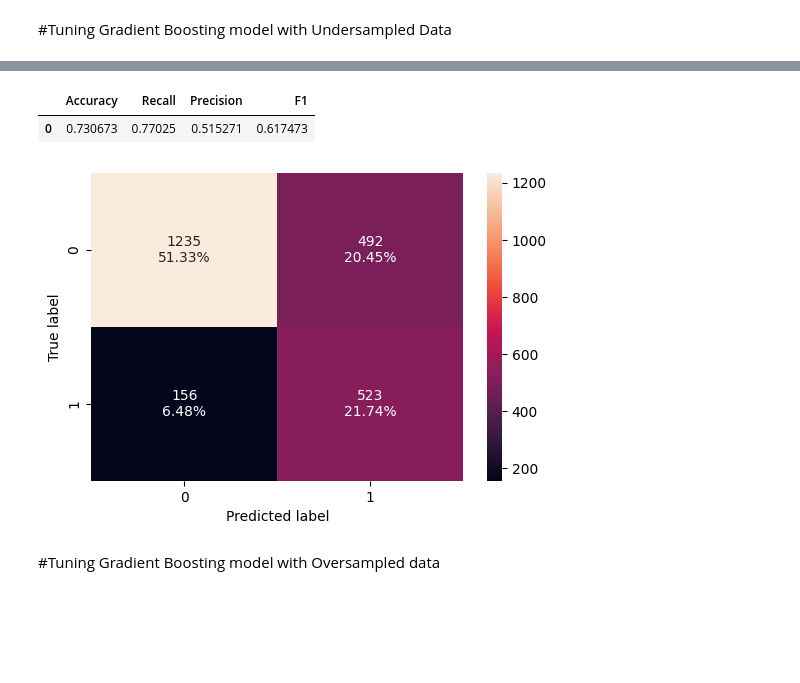
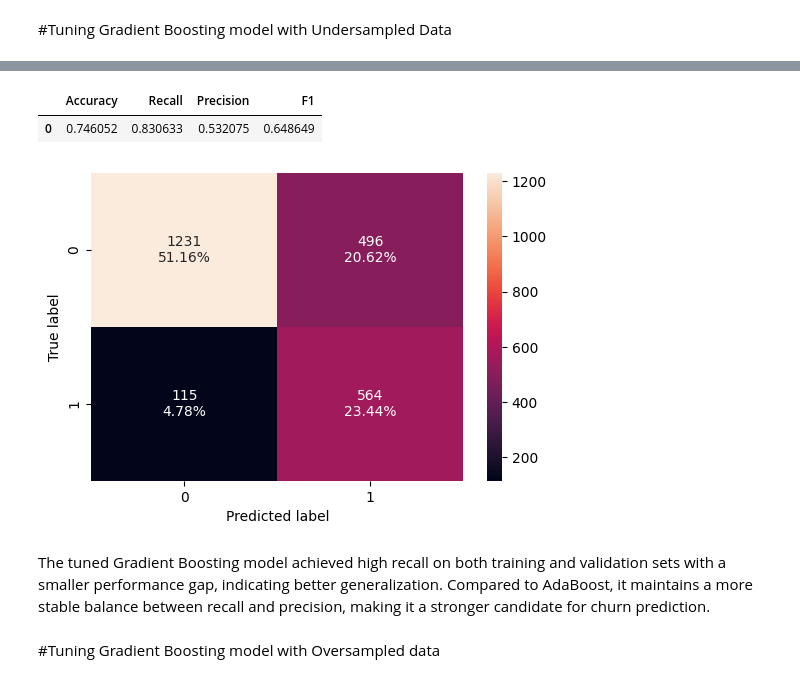
Before and after one commit to Anju-saini/Customer_Churn_Prediction, a Jupyter notebook: Anju_Customer_Churn_Prediction_Notebook (1).ipynb, the cells around one changed output, grey strips where cells are left out. Cells and saved outputs as stored; diff of their text form; code cells hidden in the pictures; blank space fills up the shorter version.

```diff
--- a/Anju_Customer_Churn_Prediction_Notebook (1).ipynb
+++ b/Anju_Customer_Churn_Prediction_Notebook (1).ipynb
@@ -1424,11 +1434,10 @@ Model = GradientBoostingClassifier(random_state=1)
 
 #Parameter grid to pass in RandomSearchCV
 param_grid = {
-    "init": [AdaBoostClassifier(random_state=1),DecisionTreeClassifier(random_state=1)],
-    "n_estimators": np.arange(125,175,25),
-    "learning_rate": [0.01, 0.2, 0.05, 1],
-    "subsample":[0.8,0.9,1],
-    "max_features":[0.5,0.7,1],
+    "n_estimators": [100, 150, 200],
+    "learning_rate": [0.01, 0.05, 0.1],
+    "max_depth": [2, 3, 4],
+    "subsample": [0.7, 0.9, 1.0],
 }
 
 # Type of scoring used to compare parameter combinations
@@ -1448,16 +1457,5 @@ Wall time: 2min
-# %%
-tuned_gbm1 = GradientBoostingClassifier(
-    random_state=1,
-    subsample=0.7,
-    n_estimators=125,
-    max_features=1,
-    learning_rate=1,
-    init=AdaBoostClassifier(random_state=1),
-)
-tuned_gbm1.fit(X_train_un, y_train_un)
-
-# Checking model's performance on training set
-gbm1_train = model_performance_classification_sklearn(tuned_gbm1, X_train_un, y_train_un)
-
-# Checking model's performance on validation set
-gbm1_val = model_performance_classification_sklearn(tuned_gbm1, X_val, y_val)
+# %%
+tuned_gbm_un = randomized_cv.best_estimator_
+
+# Fit model
+tuned_gbm_un.fit(X_train_un, y_train_un)
@@ -1474,0 +1474,2 @@ confusion_matrix_sklearn(tuned_gbm1, X_train_over, y_train_over)
+# %%
+confusion_matrix_sklearn(tuned_gbm_un, X_train_un, y_train_un)
@@ -1475,14 +1478,17 @@ confusion_matrix_sklearn(tuned_gbm1, X_train_over, y_train_over)
 # %%
 # Checking model's performance on validation set
-gbm2_val = model_performance_classification_sklearn(tuned_gbm1, X_val, y_val)
-gbm2_val
+gbm_un_val = model_performance_classification_sklearn(tuned_gbm_un, X_val, y_val)
+gbm_un_val
 # %% [output]
 |  | Accuracy | Recall | Precision | F1 |
-| 0 | 0.730673 | 0.77025 | 0.515271 | 0.617473 |
+| 0 | 0.746052 | 0.830633 | 0.532075 | 0.648649 |
 # %%
-confusion_matrix_sklearn(tuned_gbm1, X_val, y_val)
+confusion_matrix_sklearn(tuned_gbm_un, X_val, y_val)
 # %% [output]
-[figure, old version]
+[figure, new version]
+# %% [markdown]
+The tuned Gradient Boosting model achieved high recall on both training and validation sets with a smaller performance gap, indicating better generalization.
+Compared to AdaBoost, it maintains a more stable balance between recall and precision, making it a stronger candidate for churn prediction.
 # %% [markdown]
 #Tuning Gradient Boosting model with Oversampled data
 # %%
```
Also changed, not shown: parts of 42 cells of this notebook.
